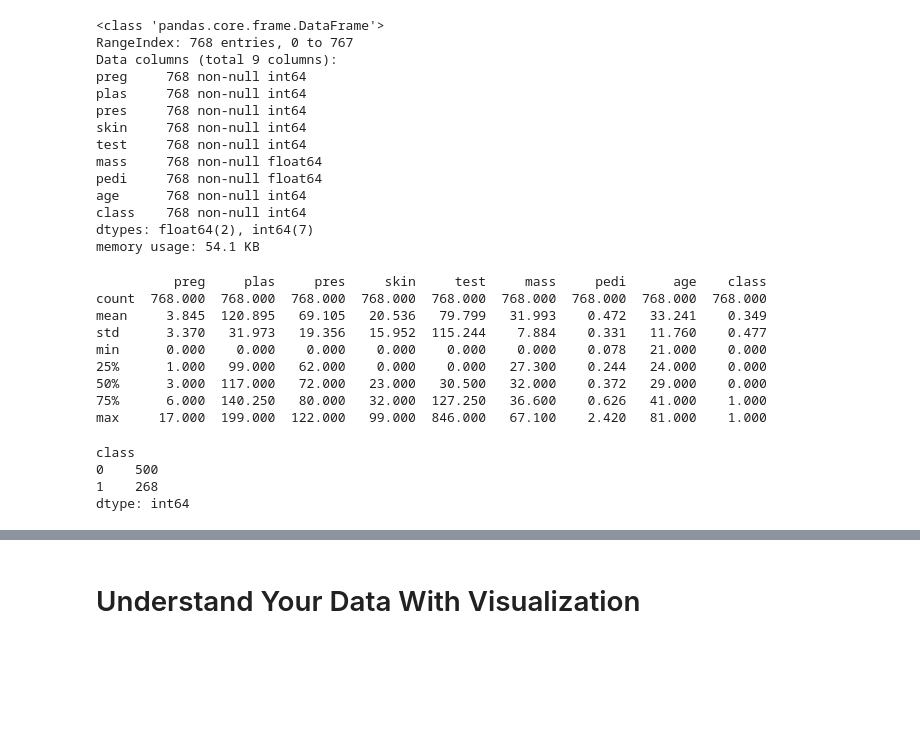
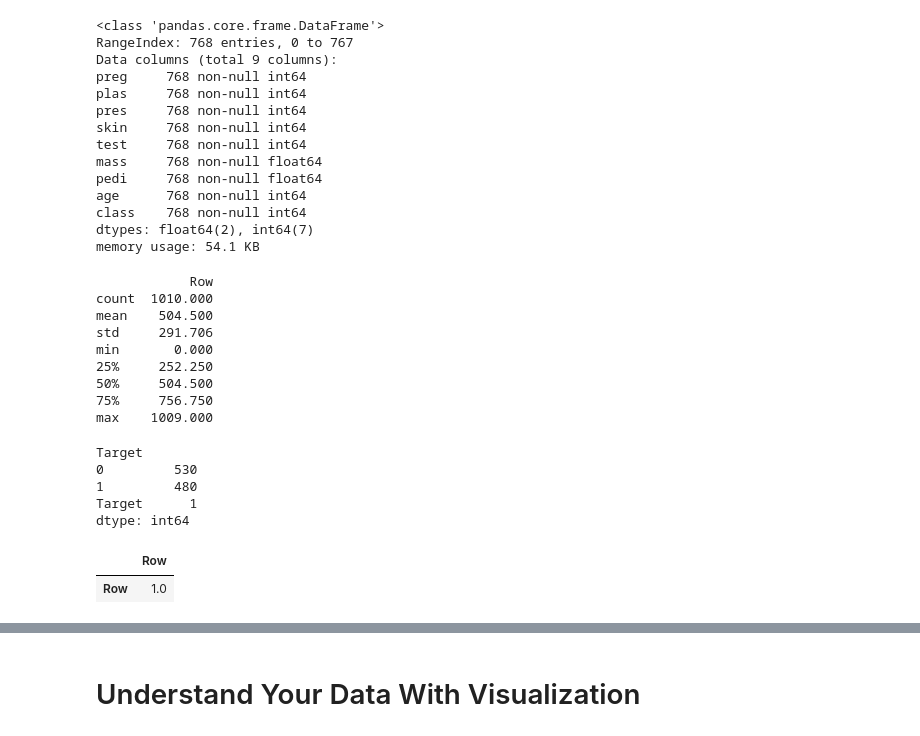
Before and after one commit to razonjj/icpep_workshop, a Jupyter notebook: PDS_Data_Understanding.ipynb, the cells around one changed output, grey strips where cells are left out. Saved outputs shown, nothing was run; the diff lists cells and outputs as text; code cells hidden in the pictures; blank space fills up the shorter version.

```diff
--- a/PDS_Data_Understanding.ipynb
+++ b/PDS_Data_Understanding.ipynb
@@ -295,33 +297,57 @@ print(types)
 # Statistical Summary
 from pandas import read_csv
 from pandas import set_option
-filename = "pima-indians-diabetes.data.csv"
-names = ['preg', 'plas', 'pres', 'skin', 'test', 'mass', 'pedi', 'age', 'class']
+filename = "Student_Admissions.csv"
+names = ['Row','Batch', 'Eng7', 'Eng8', 'Eng9', 'Math7', 'Math8', 'Math9', 'Sci7', 'Sci8', 'Sci9', 'GWA7', 'GWA8', 'GWA9', 'UP', 'IQ', 'Target']
 data = read_csv(filename, names=names)
 set_option('display.width', 100)
 set_option('precision', 3)
 description = data.describe()
 print(description)
 # %% [output]
-          preg     plas     pres     skin     test     mass     pedi      age    class
-count  768.000  768.000  768.000  768.000  768.000  768.000  768.000  768.000  768.000
-mean     3.845  120.895   69.105   20.536   79.799   31.993    0.472   33.241    0.349
-std      3.370   31.973   19.356   15.952  115.244    7.884    0.331   11.760    0.477
-min      0.000    0.000    0.000    0.000    0.000    0.000    0.078   21.000    0.000
-25%      1.000   99.000   62.000    0.000    0.000   27.300    0.244   24.000    0.000
-50%      3.000  117.000   72.000   23.000   30.500   32.000    0.372   29.000    0.000
-75%      6.000  140.250   80.000   32.000  127.250   36.600    0.626   41.000    1.000
-max     17.000  199.000  122.000   99.000  846.000   67.100    2.420   81.000    1.000
+            Row
+count  1010.000
+mean    504.500
+std     291.706
+min       0.000
+25%     252.250
+50%     504.500
+75%     756.750
+max    1009.000
+# %%
+# Class Distribution
+from pandas import read_csv
+filename = "Student_Admissions.csv"
+names = ['Row','Batch', 'Eng7', 'Eng8', 'Eng9', 'Math7', 'Math8', 'Math9', 'Sci7', 'Sci8', 'Sci9', 'GWA7', 'GWA8', 'GWA9', 'UP', 'IQ', 'Target']
+data = read_csv(filename, names=names)
+class_counts = data.groupby('Target').size()
+print(class_counts)
+# %% [output]
+Target
+0         530
+1         480
+Target      1
+dtype: int64
+# %%
+# Pairwise Pearson correlations
+from pandas import read_csv
+from pandas import set_option
+filename = "Student_Admissions.csv"
+names = ['Row','Batch', 'Eng7', 'Eng8', 'Eng9', 'Math7', 'Math8', 'Math9', 'Sci7', 'Sci8', 'Sci9', 'GWA7', 'GWA8', 'GWA9', 'UP', 'IQ', 'Target']
+data = read_csv(filename, names=names)
+set_option('display.width', 100)
+set_option('precision', 3)
+correlations = data.corr(method='pearson' )
+#print(correlations)
+correlations
+# %% [output]
+|  | Row |
+| Row | 1.0 |
 # %%
-# Class Distribution
+# Skew for each attribute
 from pandas import read_csv
-filename = "pima-indians-diabetes.data.csv"
+filename = "Student_Admissions.csv"
 names = ['preg', 'plas', 'pres', 'skin', 'test', 'mass', 'pedi', 'age', 'class']
 data = read_csv(filename, names=names)
-class_counts = data.groupby('class').size()
-print(class_counts)
+skew = data.skew()
+print(skew)
-# %% [output]
-class
-0    500
-1    268
-dtype: int64
```
Also changed, not shown: parts of 11 cells of this notebook, 1 other file.
